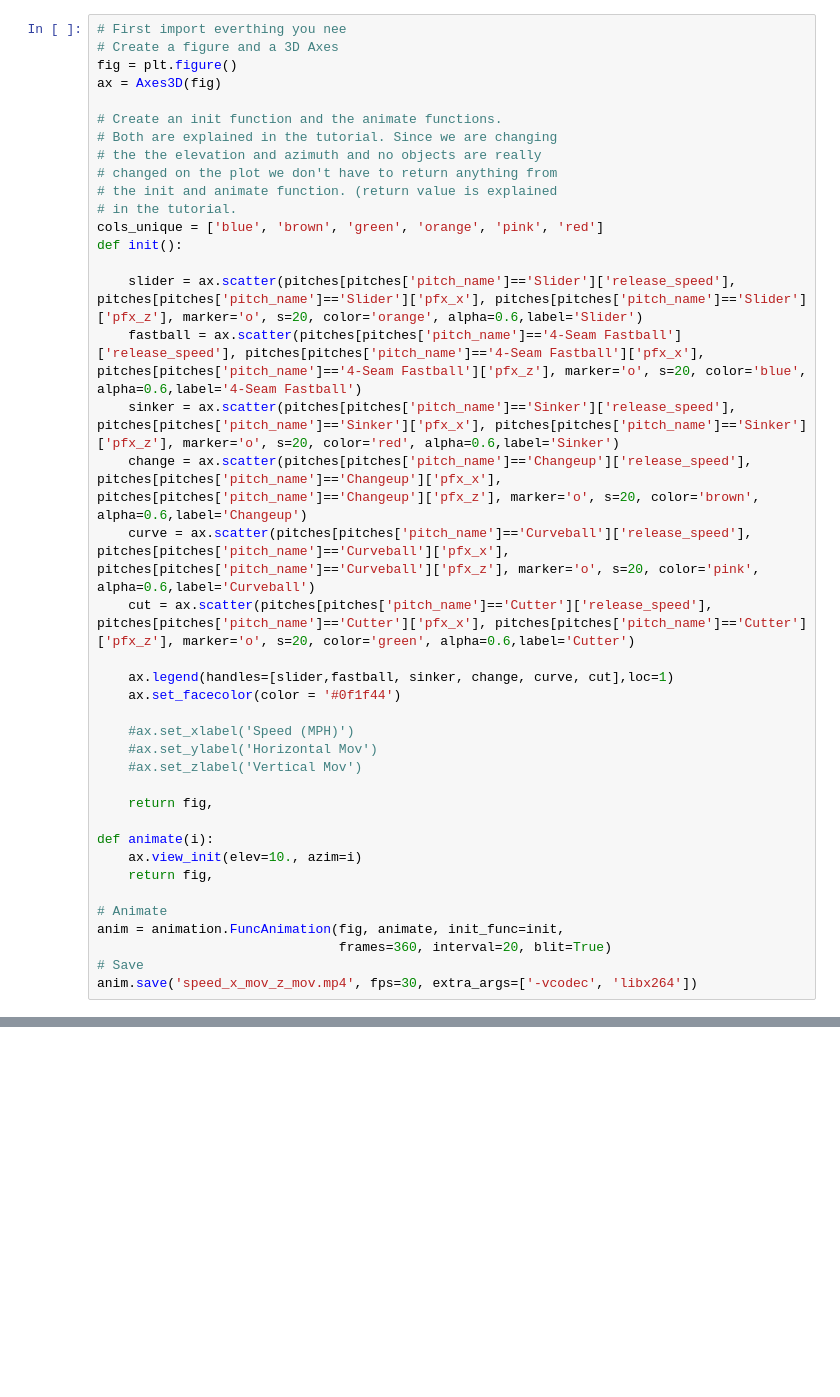
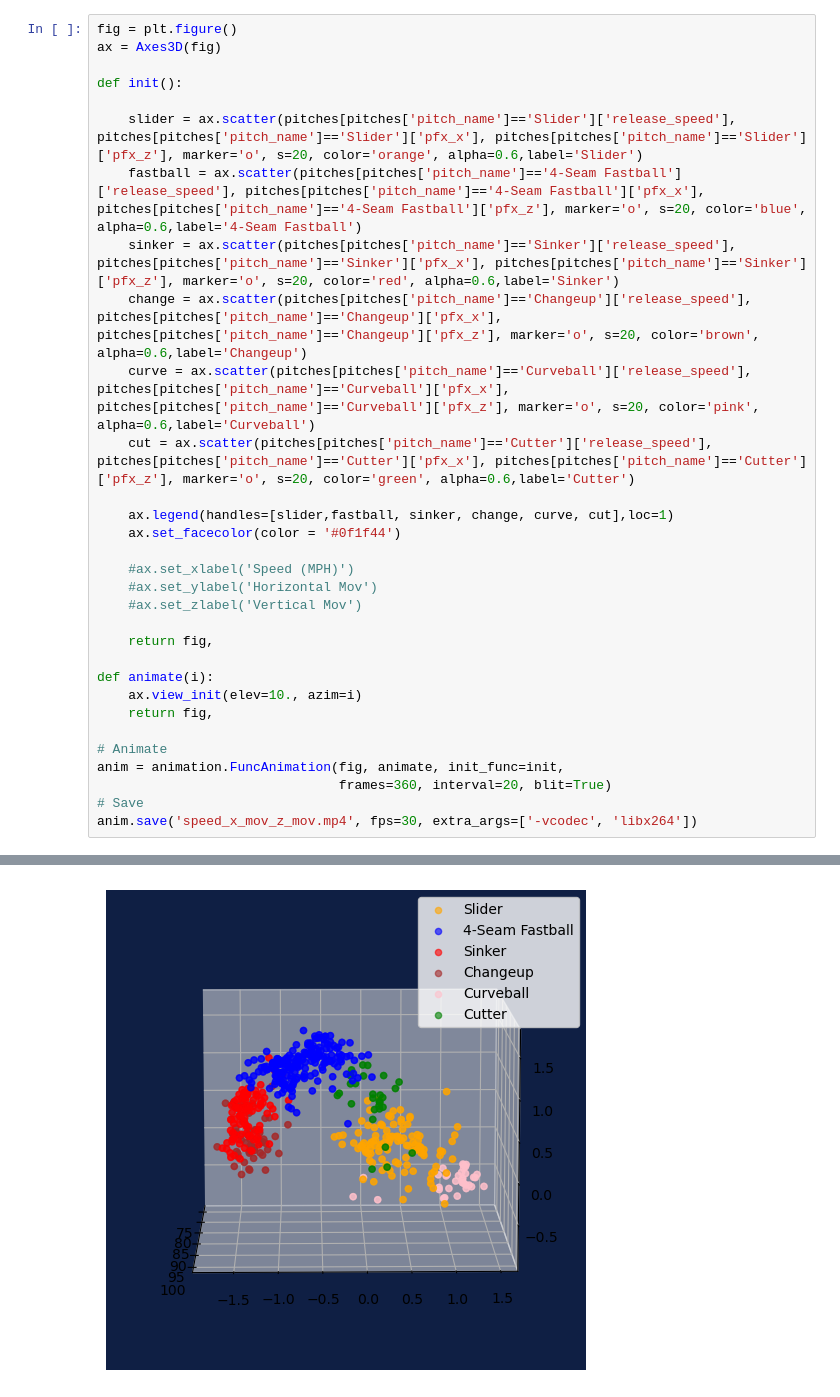
Before and after one commit to fantasydatapros/visualizations, a Jupyter notebook: code/notebooks/Pitch Type Classification.ipynb, the cells around one changed output, grey strips where cells are left out. Saved outputs shown, nothing was run; the diff lists cells and outputs as text; blank space fills up the shorter version.

```diff
--- a/code/notebooks/Pitch Type Classification.ipynb
+++ b/code/notebooks/Pitch Type Classification.ipynb
@@ -65,16 +31,7 @@ cols=pltcolor(pitches['pitch_name'])
 # %%
-# First import everthing you nee
-# Create a figure and a 3D Axes
 fig = plt.figure()
 ax = Axes3D(fig)
 
-# Create an init function and the animate functions.
-# Both are explained in the tutorial. Since we are changing
-# the the elevation and azimuth and no objects are really
-# changed on the plot we don't have to return anything from
-# the init and animate function. (return value is explained
-# in the tutorial.
-cols_unique = ['blue', 'brown', 'green', 'orange', 'pink', 'red']
 def init():
 
     slider = ax.scatter(pitches[pitches['pitch_name']=='Slider']['release_speed'], pitches[pitches['pitch_name']=='Slider']['pfx_x'], pitches[pitches['pitch_name']=='Slider']['pfx_z'], marker='o', s=20, color='orange', alpha=0.6,label='Slider')
@@ -106,0 +63 @@ anim.save('speed_x_mov_z_mov.mp4', fps=30, extra_args=['-vcodec', 'libx264'])
+[figure, added]
```
Also changed, not shown: parts of 5 cells of this notebook, 4 other files.
